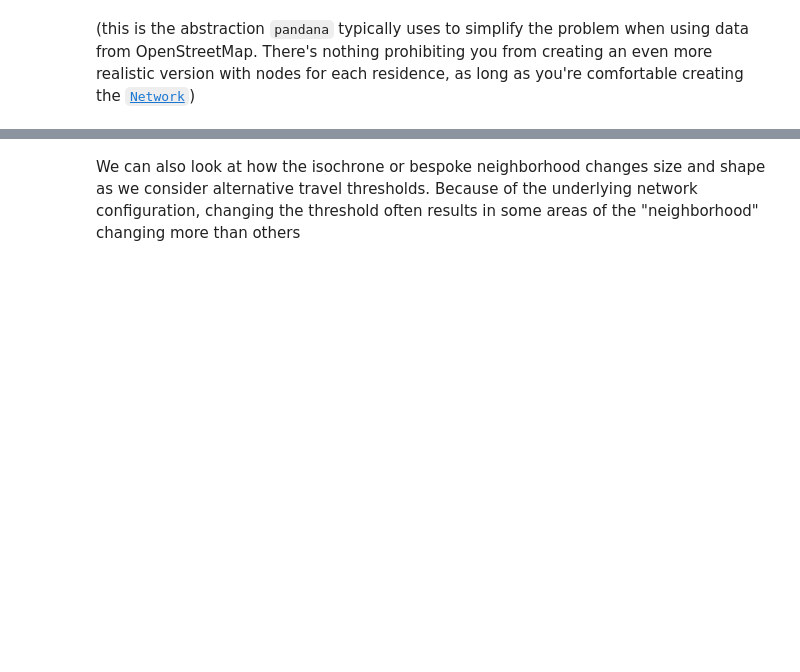
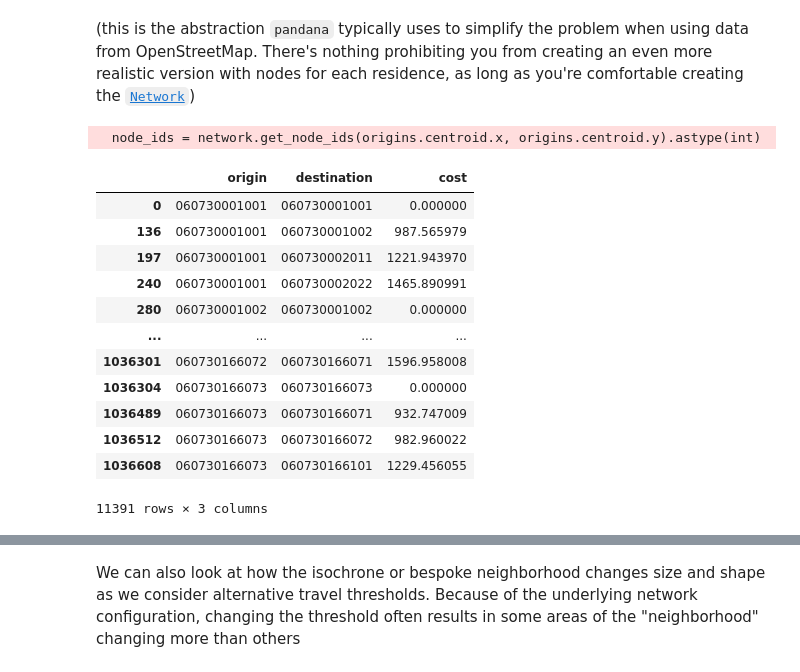
Before and after one commit to oturns/geosnap-guide, a Jupyter notebook: isochrone_example.ipynb, the cells around one changed output, grey strips where cells are left out. Drawn from its saved outputs; the diff is of its cells as text; code cells hidden in the pictures; blank space fills up the shorter version.

```diff
--- a/isochrone_example.ipynb
+++ b/isochrone_example.ipynb
@@ -45,6 +45,8 @@ import geopandas as gpd
 datasets = DataStore()
 # %% [markdown]
 To generate a routable network, use [pandana]() or [urbanaccess](). Alternatively, you can download one of the metropolitan-scale pedestrian networks for the U.S. from geosnap's [quilt bucket](https://open.quiltdata.com/b/spatial-ucr/tree/osm/metro_networks_8k/). The files are named for each CBSA fips code and extend 8km beyond the metro region's borders to help mitigate edge effects. Here, we'll use the quilt version from the San Diego region.
+# %%
+sd_tracts = get_acs(datasets, county_fips='06073', years=[2018])
 # %%
 sd_network = pdna.Network.from_hdf5("../../geosnap_data/metro_networks_8k/41740.h5")
 # %% [output]
@@ -69,5 +71,25 @@ example_origin = 1985327805
 [~~Nike~~](https://www.nike.com/a/how-long-does-it-take-to-walk-a-mile), er... [this study](https://jamanetwork.com/journals/jamanetworkopen/fullarticle/2752818) says that the average person walks about a mile in 20 minutes, so we can define the 20-minute neighborhood for a given household as the 1-mile walkshed from that house. To simplify the computation a little, we say that each house "exists" at it's nearest intersection
 # %% [markdown]
 (this is the abstraction `pandana` typically uses to simplify the problem when using data from OpenStreetMap. There's nothing prohibiting you from creating an even more realistic version with nodes for each residence, as long as you're comfortable creating the [`Network`](https://udst.github.io/pandana/network.html))
+# %%
+adj = pdna_to_adj(sd_tracts.set_index('geoid'), sd_network, threshold=1600, )
+# %% [output]
+  node_ids = network.get_node_ids(origins.centroid.x, origins.centroid.y).astype(int)
+# %%
+adj
+# %% [output]
+|  | origin | destination | cost |
+| 0 | 060730001001 | 060730001001 | 0.000000 |
+| 136 | 060730001001 | 060730001002 | 987.565979 |
+| 197 | 060730001001 | 060730002011 | 1221.943970 |
+| 240 | 060730001001 | 060730002022 | 1465.890991 |
+| 280 | 060730001002 | 060730001002 | 0.000000 |
+| ... | ... | ... | ... |
+| 1036301 | 060730166072 | 060730166071 | 1596.958008 |
+| 1036304 | 060730166073 | 060730166073 | 0.000000 |
+| 1036489 | 060730166073 | 060730166071 | 932.747009 |
+| 1036512 | 060730166073 | 060730166072 | 982.960022 |
+| 1036608 | 060730166073 | 060730166101 | 1229.456055 |
+11391 rows × 3 columns
 # %%
 %%time
```
Also changed, not shown: parts of 22 cells of this notebook, 17 other files.
